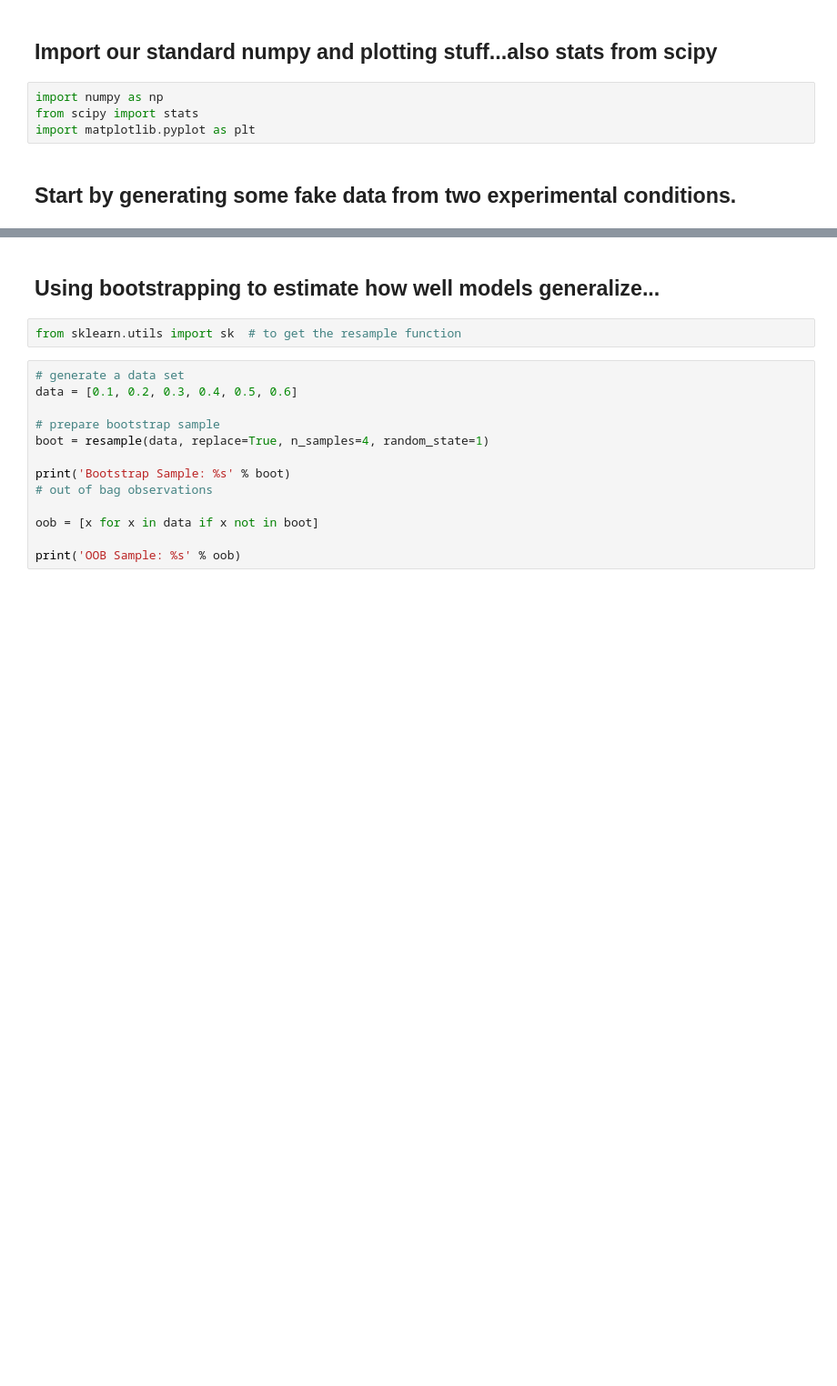
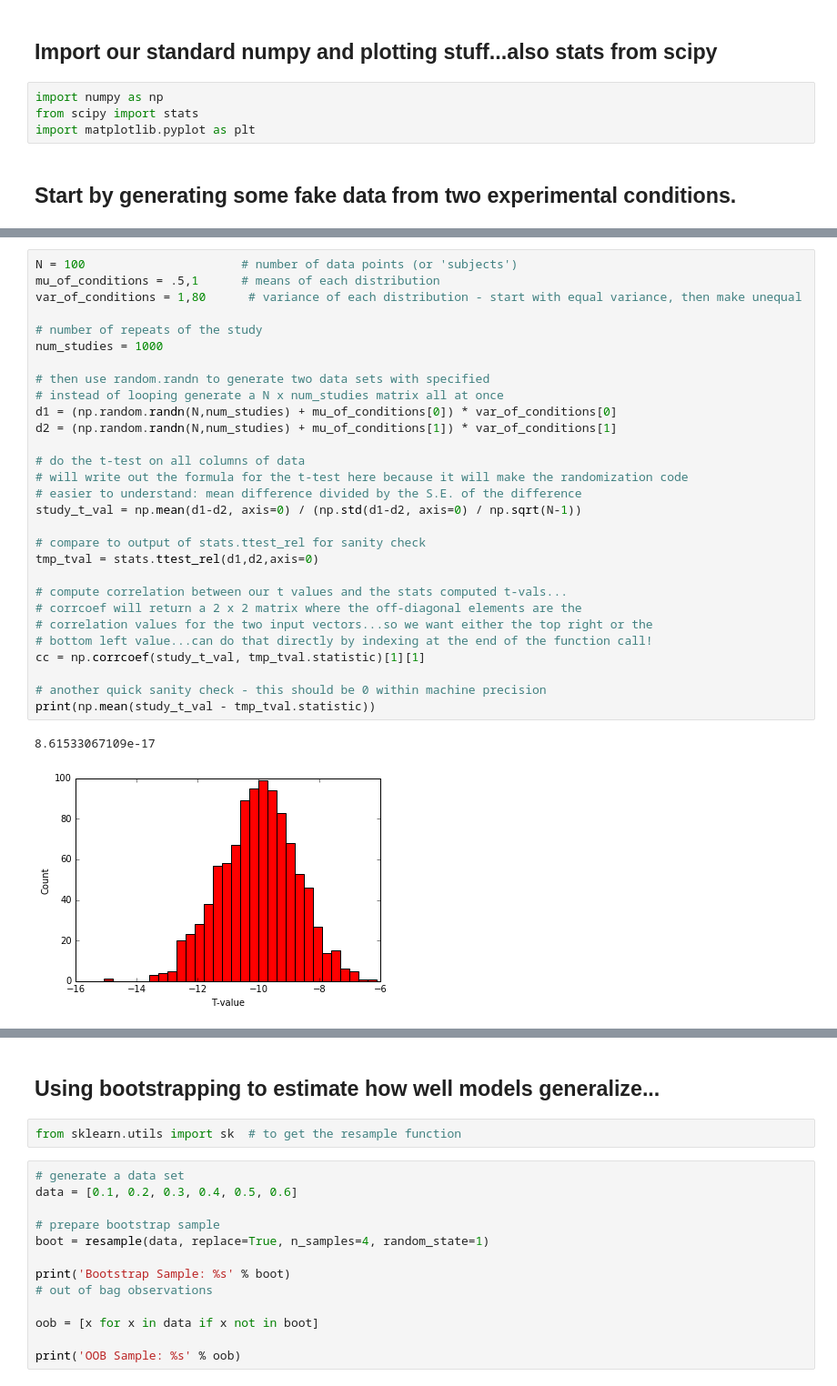
Before and after one commit to TimCSheehan/dev, a Jupyter notebook: Tutorial030_NonParametricStats.ipynb, the cells around one changed output, grey strips where cells are left out. Shown: that part at 91% size. Cells and saved outputs as stored; diff of their text form; blank space fills up the shorter version.

```diff
--- a/Tutorial030_NonParametricStats.ipynb
+++ b/Tutorial030_NonParametricStats.ipynb
@@ -61,0 +125,32 @@ OOB Sample: [0.2, 0.3]
+# %%
+N = 100                      # number of data points (or 'subjects')
+mu_of_conditions = .5,1      # means of each distribution
+var_of_conditions = 1,80      # variance of each distribution - start with equal variance, then make unequal
+
+# number of repeats of the study
+num_studies = 1000
+
+# then use random.randn to generate two data sets with specified
+# instead of looping generate a N x num_studies matrix all at once
+d1 = (np.random.randn(N,num_studies) + mu_of_conditions[0]) * var_of_conditions[0]
+d2 = (np.random.randn(N,num_studies) + mu_of_conditions[1]) * var_of_conditions[1]
+
+# do the t-test on all columns of data
+# will write out the formula for the t-test here because it will make the randomization code
+# easier to understand: mean difference divided by the S.E. of the difference
+study_t_val = np.mean(d1-d2, axis=0) / (np.std(d1-d2, axis=0) / np.sqrt(N-1))
+
+# compare to output of stats.ttest_rel for sanity check
+tmp_tval = stats.ttest_rel(d1,d2,axis=0)
+
+# compute correlation between our t values and the stats computed t-vals...
+# corrcoef will return a 2 x 2 matrix where the off-diagonal elements are the
+# correlation values for the two input vectors...so we want either the top right or the
+# bottom left value...can do that directly by indexing at the end of the function call!
+cc = np.corrcoef(study_t_val, tmp_tval.statistic)[1][1]
+
+# another quick sanity check - this should be 0 within machine precision
+print(np.mean(study_t_val - tmp_tval.statistic))
+# %% [output]
+8.61533067109e-17
+[figure, added]
```
Also changed, not shown: parts of 11 cells of this notebook.
